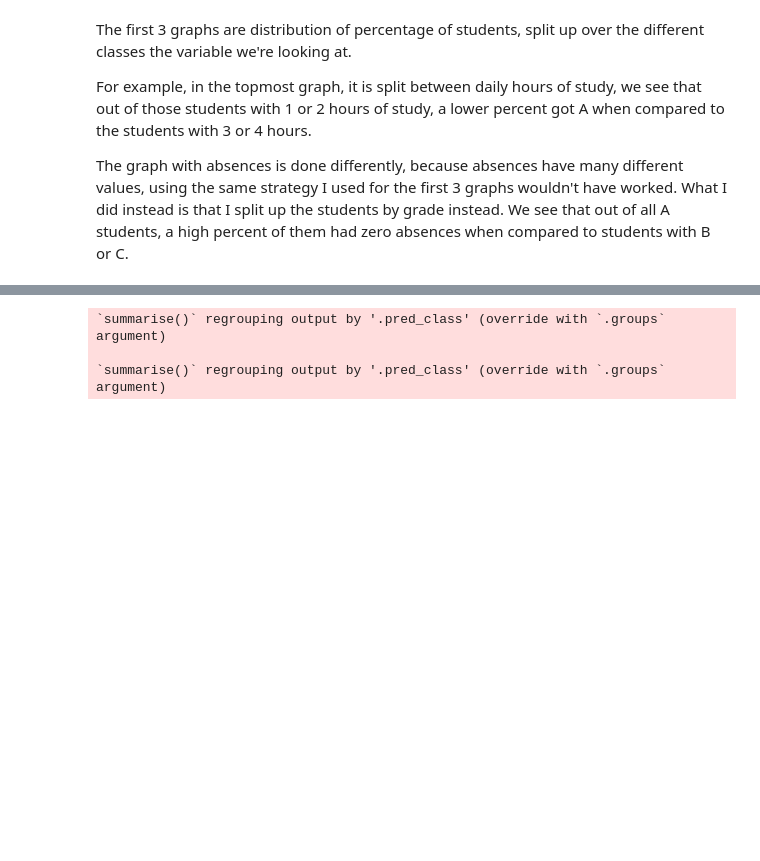
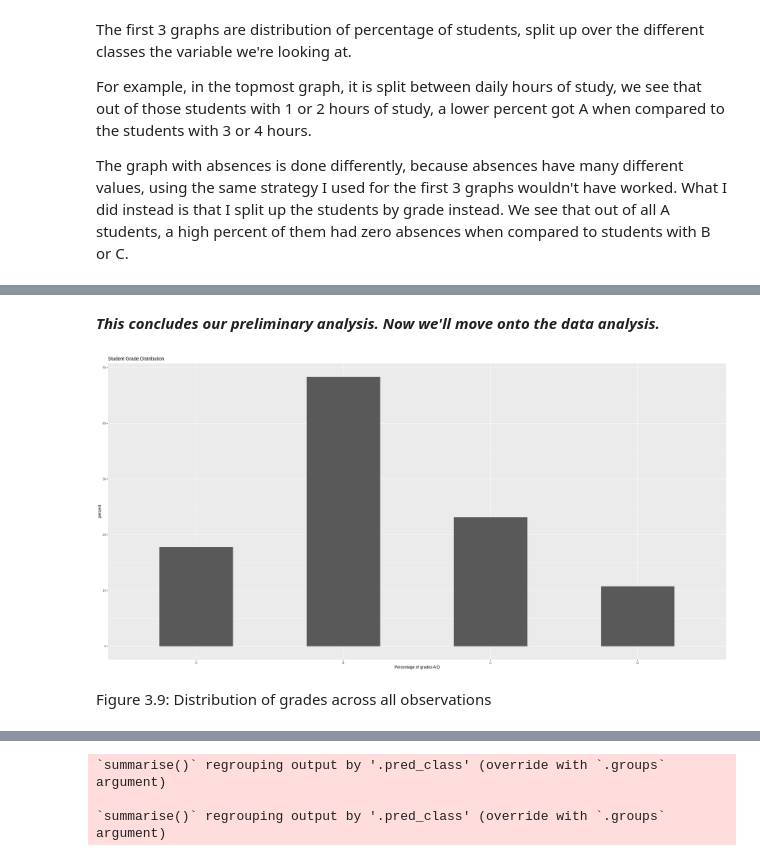
Before and after one commit to edsters78/DSCI100_Project, a Jupyter notebook: project.ipynb, the cells around one changed output, grey strips where cells are left out. Cells and saved outputs as stored; diff of their text form; code cells hidden in the pictures; blank space fills up the shorter version.

```diff
--- a/project.ipynb
+++ b/project.ipynb
@@ -444,0 +327,30 @@ A tibble: 14 × 7
+# %% [markdown]
+***This concludes our preliminary analysis. Now we'll move onto the data analysis.***
+# %%
+# I will split data
+set.seed(2000)
+
+
+#split data (choosing )
+student_data_split<-initial_split(student_data_new, prop = 0.75, strata=G3)
+student_data_train <- training(student_data_split)
+student_data_test<- testing(student_data_split)
+
+
+# split data into training and testing so we can optimize knn-classfication model
+
+# split into 5 sub section to preform cross validation
+student_data_vfold<-vfold_cv(student_data_train, v = 5, strata = G3)
+
+# below is a distribution of grades by catergory A:D, just to show the relative distribution. As we can see below,
+#our bar chart follows a relatively normal distribution, and is skewed slightly to the right.
+student_grade_dist_plot<- student_grade_distribution%>%
+    ggplot(aes(x = G3, y= percent))+
+    geom_bar(stat="identity", width=0.5)+
+    labs(x= "Percentage of grades A:D")+
+    ggtitle("Student Grade Distribution")
+student_grade_dist_plot
+# %% [output]
+[figure, added]
+# %% [markdown]
+Figure 3.9: Distribution of grades across all observations
```
Also changed, not shown: parts of 33 cells of this notebook.
